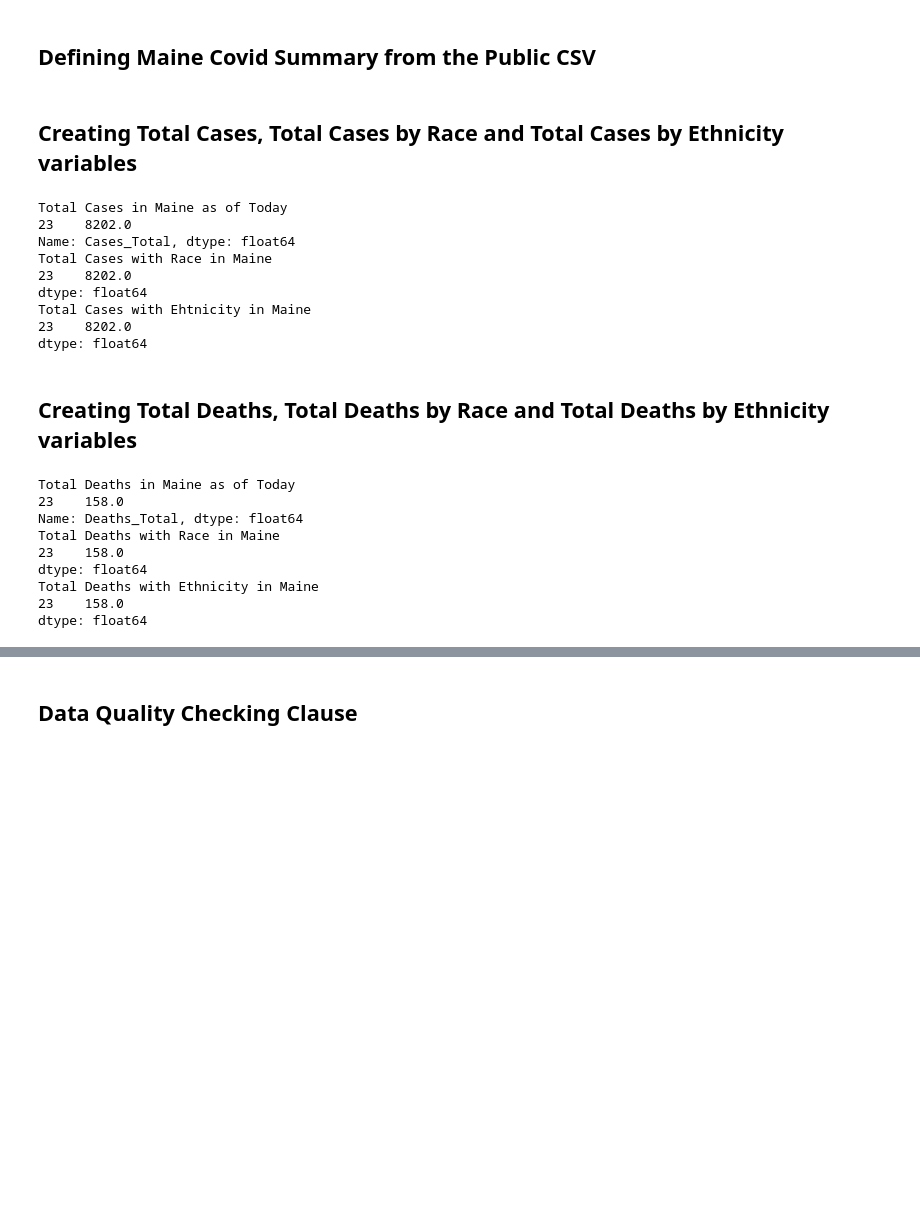
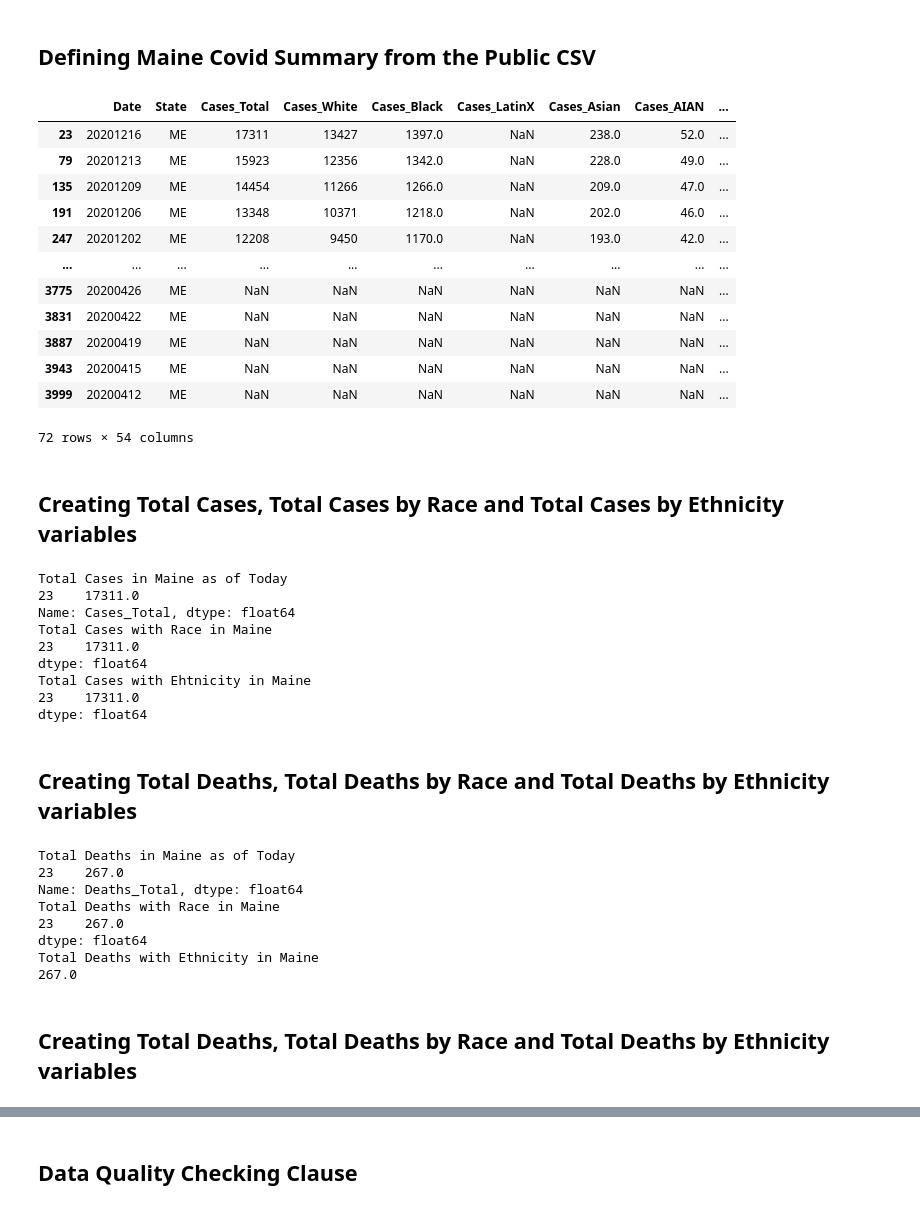
Before and after one commit to BU-Spark/CARR-x-Spark-COVID-Racial-Data-Tracker, a Jupyter notebook: Scraper - XLSX:Google Sheets:CSV/Data_Quality_Checks_ME.ipynb, the cells around one changed output, grey strips where cells are left out. Saved outputs shown, nothing was run; the diff lists cells and outputs as text; code cells hidden in the pictures; blank space fills up the shorter version.

```diff
--- a/Scraper - XLSX:Google Sheets:CSV/Data_Quality_Checks_ME.ipynb
+++ b/Scraper - XLSX:Google Sheets:CSV/Data_Quality_Checks_ME.ipynb
@@ -47,9 +54,29 @@ public_csv = pd.read_csv("https://docs.google.com/spreadsheets/d/1xF1cdazAejukTt
 ## Defining Maine Covid Summary from the Public CSV
 # %%
 maine_covid_summary = public_csv[public_csv['State']== 'ME']
+
+maine_covid_summary
+# %% [output]
+|  | Date | State | Cases_Total | Cases_White | Cases_Black | Cases_LatinX | Cases_Asian | Cases_AIAN | ... |
+| 23 | 20201216 | ME | 17311 | 13427 | 1397.0 | NaN | 238.0 | 52.0 | ... |
+| 79 | 20201213 | ME | 15923 | 12356 | 1342.0 | NaN | 228.0 | 49.0 | ... |
+| 135 | 20201209 | ME | 14454 | 11266 | 1266.0 | NaN | 209.0 | 47.0 | ... |
+| 191 | 20201206 | ME | 13348 | 10371 | 1218.0 | NaN | 202.0 | 46.0 | ... |
+| 247 | 20201202 | ME | 12208 | 9450 | 1170.0 | NaN | 193.0 | 42.0 | ... |
+| ... | ... | ... | ... | ... | ... | ... | ... | ... | ... |
+| 3775 | 20200426 | ME | NaN | NaN | NaN | NaN | NaN | NaN | ... |
+| 3831 | 20200422 | ME | NaN | NaN | NaN | NaN | NaN | NaN | ... |
+| 3887 | 20200419 | ME | NaN | NaN | NaN | NaN | NaN | NaN | ... |
+| 3943 | 20200415 | ME | NaN | NaN | NaN | NaN | NaN | NaN | ... |
+| 3999 | 20200412 | ME | NaN | NaN | NaN | NaN | NaN | NaN | ... |
+72 rows × 54 columns
 # %% [markdown]
 ## Creating Total Cases,  Total Cases by Race and Total Cases by Ethnicity variables
 # %%
+##Add .values[0] to everything to convert
+
+
+
 #Most recent Total Cases Reported in Maine
 total_cases = maine_covid_summary['Cases_Total'].iloc[0:1]
 
@@ -67,9 +94,6 @@ cases_white = cases_white.astype(float)
 
 cases_black = maine_covid_summary['Cases_Black'].iloc[0:1]
 cases_black = cases_black.astype(float)
-
-cases_latinx = maine_covid_summary['Cases_LatinX'].iloc[0:1]
-cases_latinx = cases_latinx.astype(float)
 
 cases_asian = maine_covid_summary['Cases_Asian'].iloc[0:1]
 cases_asian = cases_asian.astype(float)
@@ -104,19 +128,21 @@ cases_ethnicity_nonhispanic = cases_ethnicity_nonhispanic.astype(float)
 
 cases_ethnicity_unknown = maine_covid_summary['Cases_Ethnicity_Unknown'].iloc[0:1]
 cases_ethnicity_unknown = cases_ethnicity_unknown.astype(float)
+#cases_ethnicity_unknown = NewestTotal_Converter(maine_covid_summary, 'Cases_Ethnicity_Unknown')
+#cases_ethnicity_unknown
 
 total_cases_ethnicity = cases_ethnicity_hispanic + cases_ethnicity_nonhispanic + cases_ethnicity_unknown
 print("Total Cases with Ehtnicity in Maine")
 print(total_cases_ethnicity)
 # %% [output]
 Total Cases in Maine as of Today
-23    8202.0
+23    17311.0
 Name: Cases_Total, dtype: float64
 Total Cases with Race in Maine
-23    8202.0
+23    17311.0
 dtype: float64
 Total Cases with Ehtnicity in Maine
-23    8202.0
+23    17311.0
 dtype: float64
 # %% [markdown]
 ## Creating Total Deaths,  Total Deaths by Race and Total Deaths by Ethnicity variables
@@ -139,9 +165,6 @@ deaths_white = deaths_white.astype(float)
 
 deaths_black = maine_covid_summary['Deaths_Black'].iloc[0:1]
 deaths_black = deaths_black.astype(float)
-
-deaths_latinx = maine_covid_summary['Deaths_LatinX'].iloc[0:1]
-deaths_latinx = deaths_latinx.astype(float)
 
 deaths_asian = maine_covid_summary['Deaths_Asian'].iloc[0:1]
 deaths_asian = deaths_asian.astype(float)
@@ -170,26 +193,28 @@ print(total_deaths_race)
 
 #Need to find death totals for each ethnicity (including other and unknown)
 
-deaths_ethnicity_hispanic = maine_covid_summary['Deaths_Ethnicity_Hispanic'].iloc[0:1]
+deaths_ethnicity_hispanic = maine_covid_summary['Deaths_Ethnicity_Hispanic'].iloc[0:1].values[0]
 deaths_ethnicity_hispanic = deaths_ethnicity_hispanic.astype(float)
 
-deaths_ethnicity_nonhispanic = maine_covid_summary['Deaths_Ethnicity_NonHispanic'].iloc[0:1]
+deaths_ethnicity_nonhispanic = maine_covid_summary['Deaths_Ethnicity_NonHispanic'].iloc[0:1].values[0]
 deaths_ethnicity_nonhispanic = deaths_ethnicity_nonhispanic.astype(float)
 
-deaths_ethnicity_unknown = maine_covid_summary['Deaths_Ethnicity_Unknown'].iloc[0:1]
-cases_ethnicity_unknown = cases_ethnicity_unknown.astype(float)
+deaths_ethnicity_unknown = maine_covid_summary['Deaths_Ethnicity_Unknown'].iloc[0:1].values[0]
+deaths_ethnicity_unknown = deaths_ethnicity_unknown.astype(float)
 
 total_deaths_ethnicity = deaths_ethnicity_hispanic + deaths_ethnicity_nonhispanic + deaths_ethnicity_unknown
 
+
 print("Total Deaths with Ethnicity in Maine")
 print(total_deaths_ethnicity)
 # %% [output]
 Total Deaths in Maine as of Today
-23    158.0
+23    267.0
 Name: Deaths_Total, dtype: float64
 Total Deaths with Race in Maine
-23    158.0
+23    267.0
 dtype: float64
 Total Deaths with Ethnicity in Maine
-23    158.0
-dtype: float64
+267.0
+# %% [markdown]
+## Creating Total Deaths,  Total Deaths by Race and Total Deaths by Ethnicity variables
```
Also changed, not shown: parts of 12 cells of this notebook, 1 other file.
